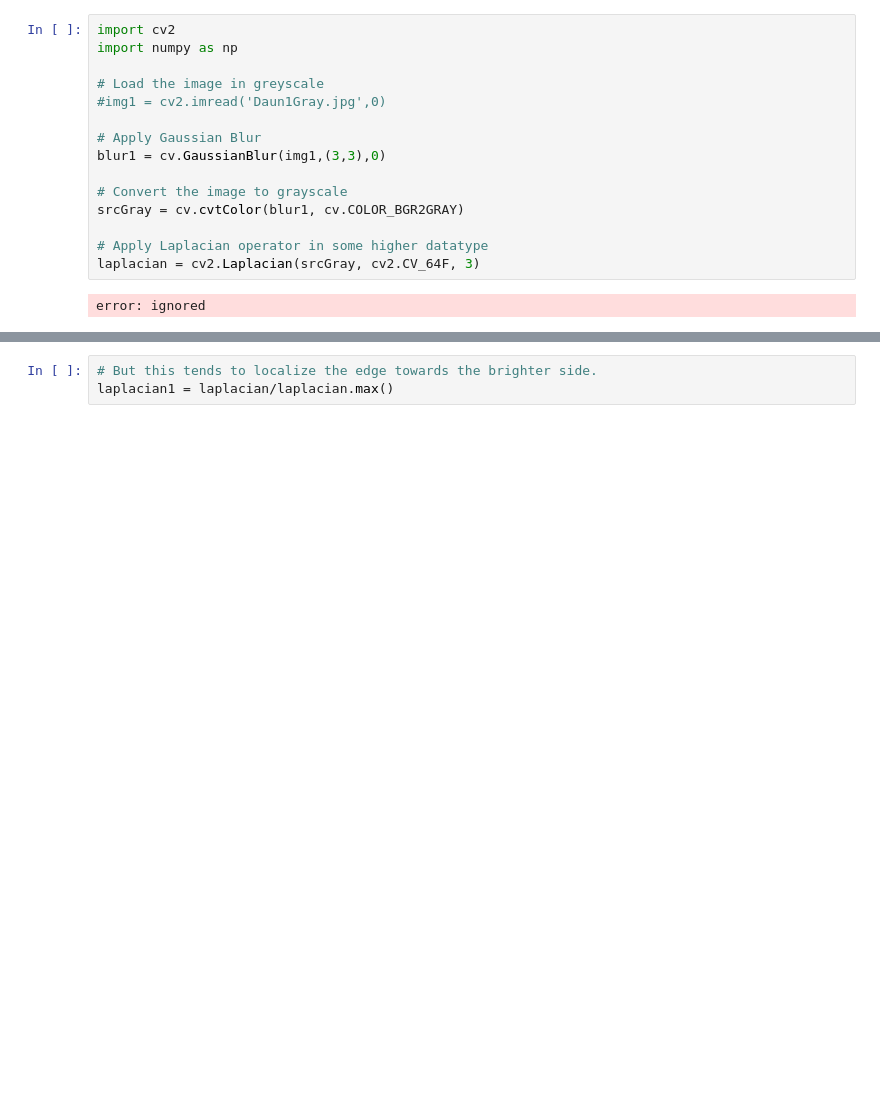
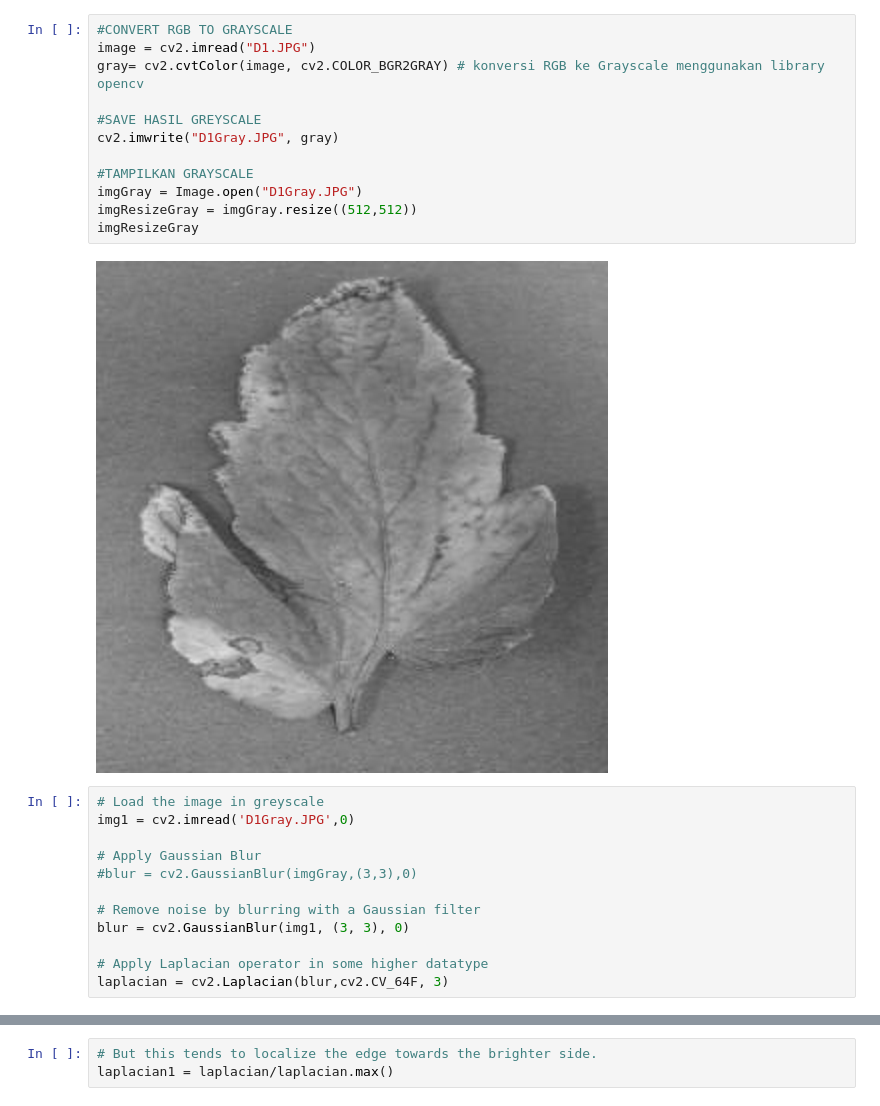
Before and after one commit to dwiwahyueffendi/Pengolahan-Citra-Digital, a Jupyter notebook: Tugas 2 - Laplacian Of Gaussian/LoG.ipynb, the cells around one changed output, grey strips where cells are left out. Saved outputs shown, nothing was run; the diff lists cells and outputs as text; blank space fills up the shorter version.

Commit message:
Laplacian Of Gaussian

```diff
--- a/Tugas 2 - Laplacian Of Gaussian/LoG.ipynb
+++ b/Tugas 2 - Laplacian Of Gaussian/LoG.ipynb
@@ -18,17 +45,26 @@ plt.imshow(imgResizeRGB)
+# %%
+#CONVERT RGB TO GRAYSCALE
+image = cv2.imread("D1.JPG")
+gray= cv2.cvtColor(image, cv2.COLOR_BGR2GRAY) # konversi RGB ke Grayscale menggunakan library opencv
+
+#SAVE HASIL GREYSCALE
+cv2.imwrite("D1Gray.JPG", gray)
+
+#TAMPILKAN GRAYSCALE
+imgGray = Image.open("D1Gray.JPG")
+imgResizeGray = imgGray.resize((512,512))
+imgResizeGray
+# %% [output]
+[figure, added]
 # %%
-import cv2
-import numpy as np
-
 # Load the image in greyscale
-#img1 = cv2.imread('Daun1Gray.jpg',0)
+img1 = cv2.imread('D1Gray.JPG',0)
 
 # Apply Gaussian Blur
-blur1 = cv.GaussianBlur(img1,(3,3),0)
+#blur = cv2.GaussianBlur(imgGray,(3,3),0)
 
-# Convert the image to grayscale
-srcGray = cv.cvtColor(blur1, cv.COLOR_BGR2GRAY)
+# Remove noise by blurring with a Gaussian filter
+blur = cv2.GaussianBlur(img1, (3, 3), 0)
 
 # Apply Laplacian operator in some higher datatype
-laplacian = cv2.Laplacian(srcGray, cv2.CV_64F, 3)
+laplacian = cv2.Laplacian(blur,cv2.CV_64F, 3)
-# %% [output]
-error: ignored
```
Also changed, not shown: parts of 10 cells of this notebook.
